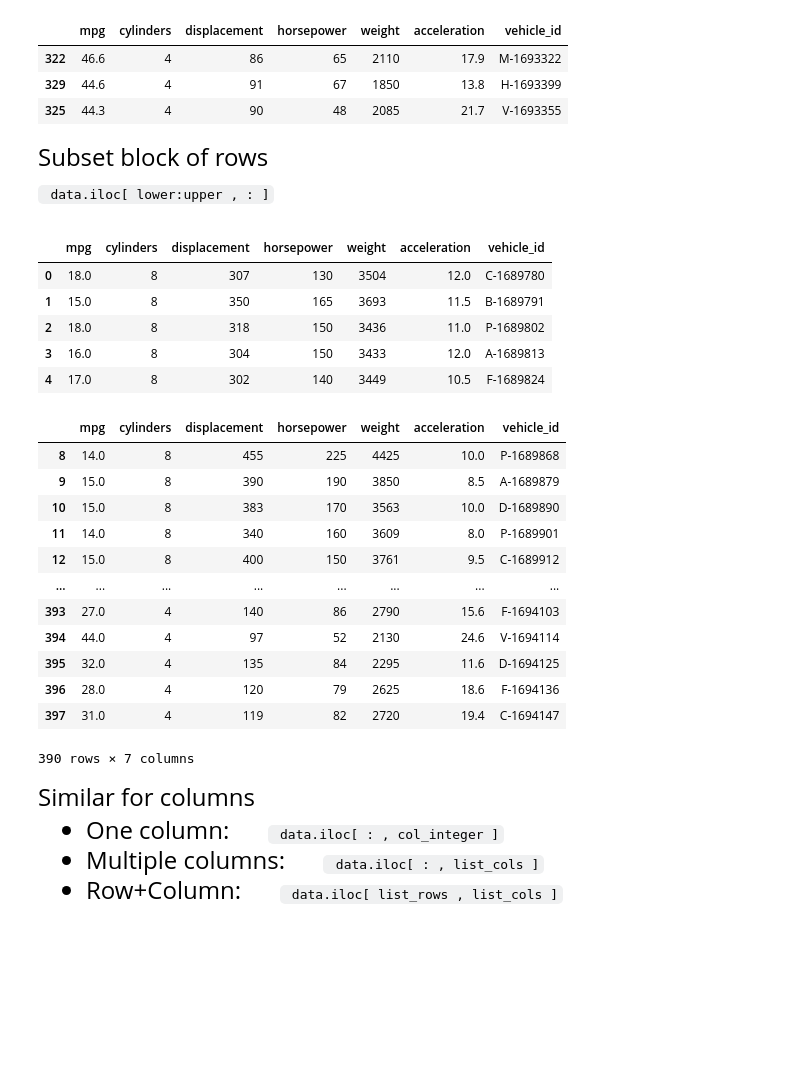
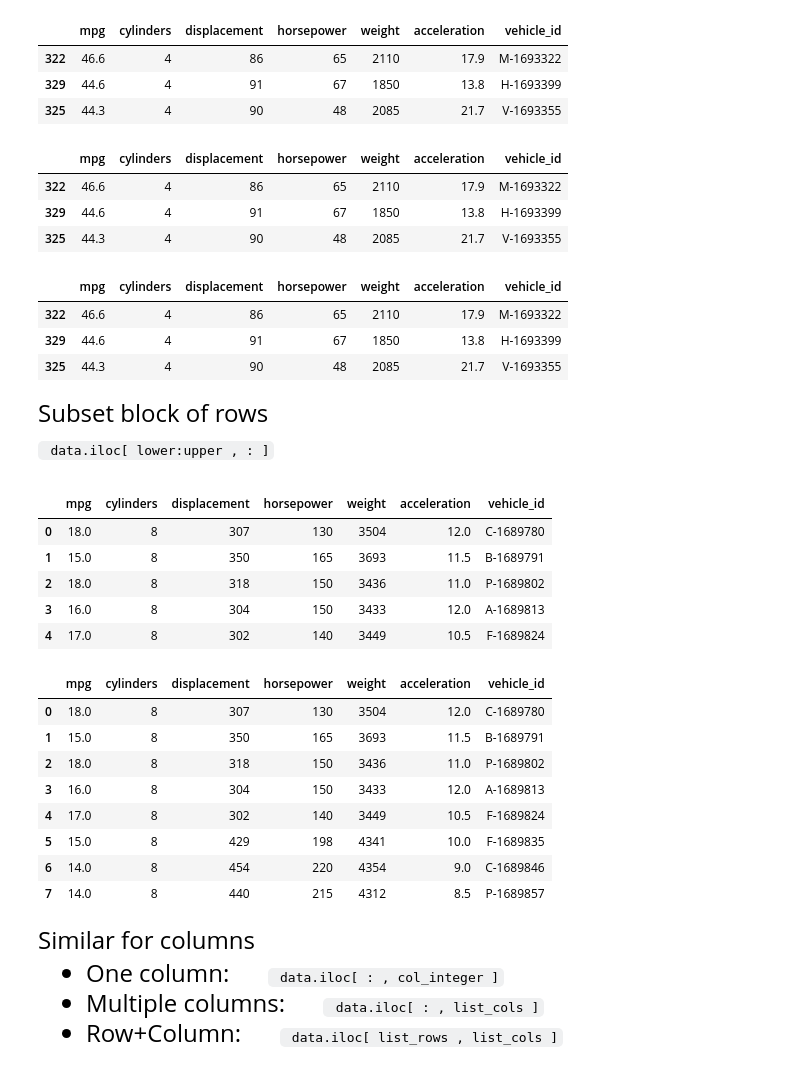
Before and after one commit to yoonpk147/qtm151_fall_2023, a Jupyter notebook: lecture_09/lecture_9.ipynb, the cells around one changed output. Drawn from its saved outputs; the diff is of its cells as text; code cells hidden in the pictures; blank space fills up the shorter version.

```diff
--- a/lecture_09/lecture_9.ipynb
+++ b/lecture_09/lecture_9.ipynb
@@ -176,6 +287,20 @@ Name: 322, dtype: object
 | 322 | 46.6 | 4 | 86 | 65 | 2110 | 17.9 | M-1693322 |
 | 329 | 44.6 | 4 | 91 | 67 | 1850 | 13.8 | H-1693399 |
 | 325 | 44.3 | 4 | 90 | 48 | 2085 | 21.7 | V-1693355 |
+# %%
+carsorted.iloc[[0,1,2],:]
+# %% [output]
+|  | mpg | cylinders | displacement | horsepower | weight | acceleration | vehicle_id |
+| 322 | 46.6 | 4 | 86 | 65 | 2110 | 17.9 | M-1693322 |
+| 329 | 44.6 | 4 | 91 | 67 | 1850 | 13.8 | H-1693399 |
+| 325 | 44.3 | 4 | 90 | 48 | 2085 | 21.7 | V-1693355 |
+# %%
+carsorted.iloc[[0,1,2]]
+# %% [output]
+|  | mpg | cylinders | displacement | horsepower | weight | acceleration | vehicle_id |
+| 322 | 46.6 | 4 | 86 | 65 | 2110 | 17.9 | M-1693322 |
+| 329 | 44.6 | 4 | 91 | 67 | 1850 | 13.8 | H-1693399 |
+| 325 | 44.3 | 4 | 90 | 48 | 2085 | 21.7 | V-1693355 |
 # %% [markdown]
 <font size = "5">
 
@@ -185,32 +310,28 @@ Subset block of rows
 # %%
 # Extract rows 0 to 5
 display(carfeatures.iloc[0:5,:])
 
 # Extract rows 8 onwards
-display(carfeatures.iloc[ 8:, : ])
+display(carfeatures.iloc[:8, : ])
 
 # Note: We can leave the numbers to the left and right of ":" blank
 # in order to select all values before or after, respectively.
 # %% [output]
 |  | mpg | cylinders | displacement | horsepower | weight | acceleration | vehicle_id |
 | 0 | 18.0 | 8 | 307 | 130 | 3504 | 12.0 | C-1689780 |
 | 1 | 15.0 | 8 | 350 | 165 | 3693 | 11.5 | B-1689791 |
 | 2 | 18.0 | 8 | 318 | 150 | 3436 | 11.0 | P-1689802 |
 | 3 | 16.0 | 8 | 304 | 150 | 3433 | 12.0 | A-1689813 |
 | 4 | 17.0 | 8 | 302 | 140 | 3449 | 10.5 | F-1689824 |
 |  | mpg | cylinders | displacement | horsepower | weight | acceleration | vehicle_id |
-| 8 | 14.0 | 8 | 455 | 225 | 4425 | 10.0 | P-1689868 |
-| 9 | 15.0 | 8 | 390 | 190 | 3850 | 8.5 | A-1689879 |
-| 10 | 15.0 | 8 | 383 | 170 | 3563 | 10.0 | D-1689890 |
-| 11 | 14.0 | 8 | 340 | 160 | 3609 | 8.0 | P-1689901 |
-| 12 | 15.0 | 8 | 400 | 150 | 3761 | 9.5 | C-1689912 |
-| ... | ... | ... | ... | ... | ... | ... | ... |
-| 393 | 27.0 | 4 | 140 | 86 | 2790 | 15.6 | F-1694103 |
-| 394 | 44.0 | 4 | 97 | 52 | 2130 | 24.6 | V-1694114 |
-| 395 | 32.0 | 4 | 135 | 84 | 2295 | 11.6 | D-1694125 |
-| 396 | 28.0 | 4 | 120 | 79 | 2625 | 18.6 | F-1694136 |
-| 397 | 31.0 | 4 | 119 | 82 | 2720 | 19.4 | C-1694147 |
+| 0 | 18.0 | 8 | 307 | 130 | 3504 | 12.0 | C-1689780 |
+| 1 | 15.0 | 8 | 350 | 165 | 3693 | 11.5 | B-1689791 |
+| 2 | 18.0 | 8 | 318 | 150 | 3436 | 11.0 | P-1689802 |
+| 3 | 16.0 | 8 | 304 | 150 | 3433 | 12.0 | A-1689813 |
+| 4 | 17.0 | 8 | 302 | 140 | 3449 | 10.5 | F-1689824 |
+| 5 | 15.0 | 8 | 429 | 198 | 4341 | 10.0 | F-1689835 |
+| 6 | 14.0 | 8 | 454 | 220 | 4354 | 9.0 | C-1689846 |
+| 7 | 14.0 | 8 | 440 | 215 | 4312 | 8.5 | P-1689857 |
-390 rows × 7 columns
 # %% [markdown]
 <font size = "5">
 
```
Also changed, not shown: parts of 16 cells of this notebook, 1 other file.
